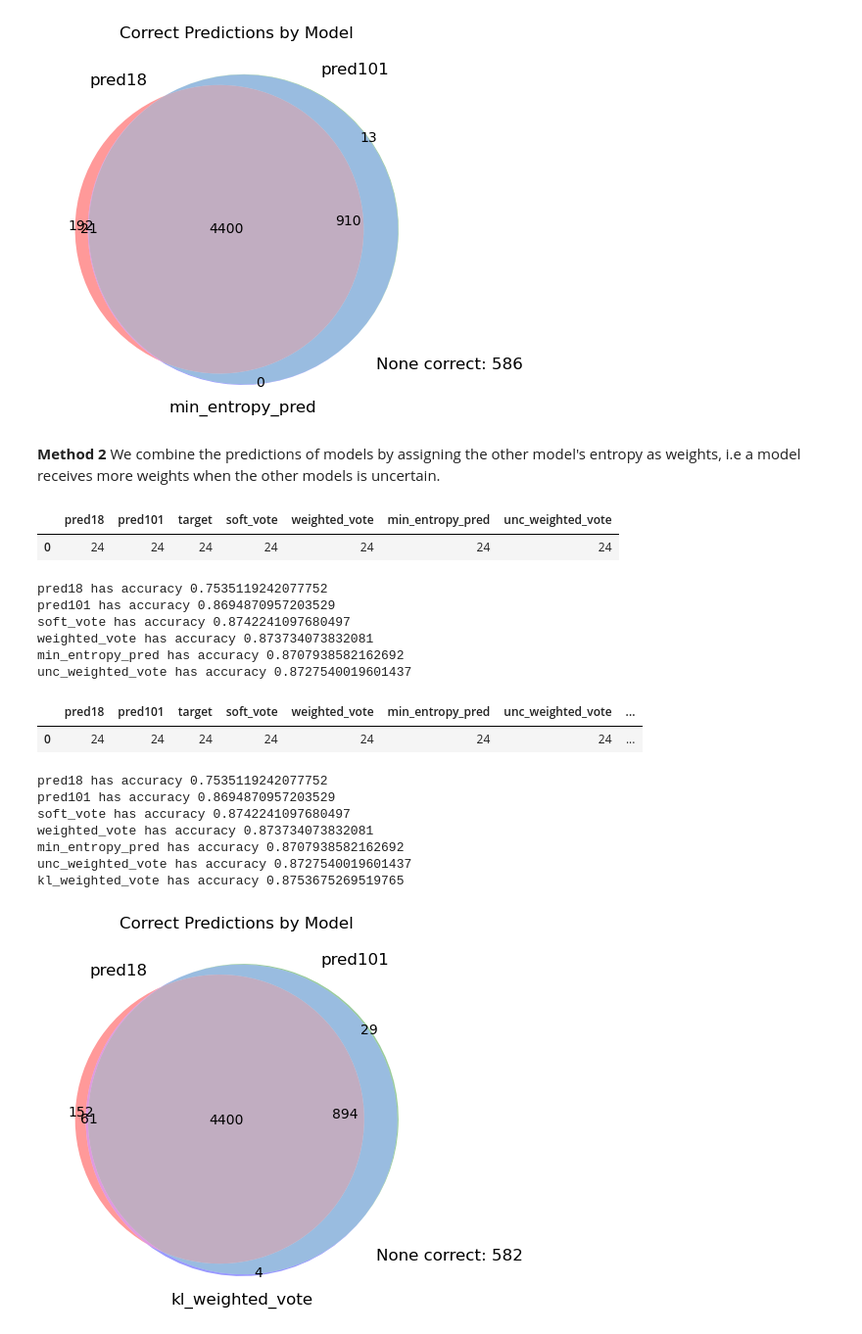
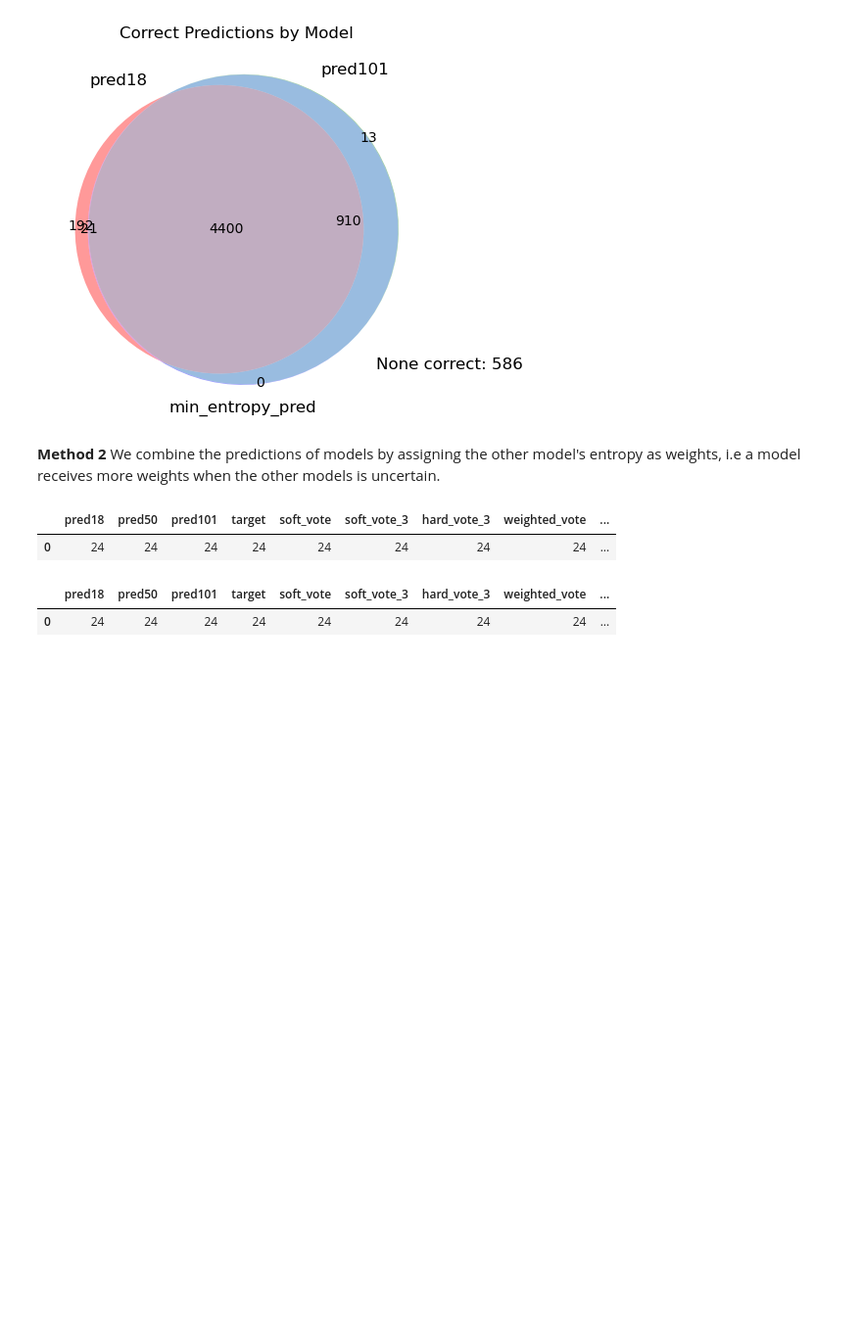
Before and after one commit to TimothyZG/wliura2024, a Jupyter notebook: exp2/post-exp2-analysis/ensemble.ipynb, the cells around one changed output. Shown at 98% size. Cells and saved outputs as stored; diff of their text form; code cells hidden in the pictures; blank space fills up the shorter version.

```diff
--- a/exp2/post-exp2-analysis/ensemble.ipynb
+++ b/exp2/post-exp2-analysis/ensemble.ipynb
@@ -10,11 +10,13 @@ from matplotlib_venn import venn3,venn2
 # %%
 # Load data:
 df18 = pd.read_csv("../exp2-inf/predictions_res18_2.csv")
+df50 = pd.read_csv("../exp2-inf/predictions_res50_2.csv")
 df101 = pd.read_csv("../exp2-inf/predictions_res101_2.csv")
 label = pd.read_csv("../exp2-inf/labels.csv")
 num_class = 257
 pred = pd.DataFrame({
     "pred18": np.argmax(df18,axis=1),
+    "pred50": np.argmax(df50,axis=1),
     "pred101": np.argmax(df101,axis=1),
     "target": label['target']
 })
@@ -91,0 +108,4 @@ soft_vote has accuracy 0.8742241097680497
+# %%
+pred["soft_vote_3"] = np.argmax(df18+df50+df101,axis=1)
+pred["hard_vote_3"] = np.where((pred["pred101"] != pred["pred18"]) & (pred["pred18"] == pred["pred50"]), pred["pred50"], pred["pred101"])
+eval_pred(pred)
@@ -106 +136,7 @@ soft_vote has accuracy 0.8742241097680497
 weighted_vote has accuracy 0.873734073832081
+# %%
+def weighted_vote3(pred1, pred2, pred3, weight1, weight2, weight3):
+    weighted_pred = np.multiply(weight1,pred1)+np.multiply(weight2,pred2)+np.multiply(weight3,pred3)
+    return np.argmax(weighted_pred,axis=1)
+pred["weighted_vote_3"] = weighted_vote3(df18, df50, df101, 0.75, 0.83, 0.87)
+eval_pred(pred)
@@ -108,19 +153,28 @@ weighted_vote has accuracy 0.873734073832081
 # Approach 2: Uncertainty Voting
 We propose an alternative aggregation strategy based on KL Divergence, Entropy, and Cross Entropy among the two models.
 # %%
-# Generate 2 KL Columns, 2 Entropy Columns, 2 Cross-Entropy Columns
-unc_pred = pred.copy()
-def calc_kl(P,Q,numclass):
-    return rel_entr(P.iloc[:,0:numclass],Q.iloc[:,0:numclass]).sum(1)
+from scipy.special import rel_entr, entr
+
+def calc_kl(P, Q, numclass):
+    return np.sum(rel_entr(P.iloc[:, :numclass], Q.iloc[:, :numclass]), axis=1)
+
+# Calculate Entropy
+def calc_entropy(P, numclass):
+    return np.sum(entr(P.iloc[:, :numclass]), axis=1)
+
+# Calculate Cross-Entropy
+def calc_cross_ent(P, Q, numclass):
+    return -np.sum(P.iloc[:, :numclass] * np.log(Q.iloc[:, :numclass]), axis=1)
+
+unc_pred = pd.DataFrame()
 unc_pred["kl_18_101"] = calc_kl(df18,df101,num_class)
 unc_pred["kl_101_18"] = calc_kl(df101,df18,num_class)
-def calc_entropy(P,numclass):
-    return entropy(P.iloc[:,0:numclass],axis=1)
+unc_pred["kl_18_50"] = calc_kl(df18,df50,num_class)
 unc_pred["ent_18"] = calc_entropy(df18,num_class)
+unc_pred["ent_50"] = calc_entropy(df18,num_class)
 unc_pred["ent_101"] = calc_entropy(df101,num_class)
-def calc_cross_ent(P,Q,numclass):
-    return np.log(entropy(P.iloc[:,0:numclass],Q.iloc[:,0:numclass],axis=1))
 unc_pred["ce_18_101"] = calc_cross_ent(df18,df101,num_class)
-unc_pred["ce_101_18"] = calc_cross_ent(df18,df101,num_class)
+unc_pred["ce_101_18"] = calc_cross_ent(df101,df18,num_class)
+
 unc_pred.head()
 # %% [output]
@@ -151,32 +209,22 @@ def vec_weighted_vote(pred1, pred2, weightvec1, weightvec2):
     weighted_pred = pred1.mul(weightvec1, axis=0) + pred2.mul(weightvec2, axis=0)
     return np.argmax(weighted_pred,axis=1)
 
+def vec_weighted_vote3(pred1, pred2, pred3, weightvec1, weightvec2, weightvec3):
+    weighted_pred = pred1.mul(weightvec1, axis=0) + pred2.mul(weightvec2, axis=0) + pred3.mul(weightvec3, axis=0)
+    return np.argmax(weighted_pred,axis=1)
+
 pred["unc_weighted_vote"] = vec_weighted_vote(df18, df101, unc_pred["ent_101"], unc_pred["ent_18"])
 
 display(pred.head(1))
-eval_pred(pred)
+# eval_pred(pred)
 # %% [output]
-|  | pred18 | pred101 | target | soft_vote | weighted_vote | min_entropy_pred | unc_weighted_vote |
-| 0 | 24 | 24 | 24 | 24 | 24 | 24 | 24 |
+|  | pred18 | pred50 | pred101 | target | soft_vote | soft_vote_3 | hard_vote_3 | weighted_vote | ... |
+| 0 | 24 | 24 | 24 | 24 | 24 | 24 | 24 | 24 | ... |
-pred18 has accuracy 0.7535119242077752
-pred101 has accuracy 0.8694870957203529
-soft_vote has accuracy 0.8742241097680497
-weighted_vote has accuracy 0.873734073832081
-min_entropy_pred has accuracy 0.8707938582162692
-unc_weighted_vote has accuracy 0.8727540019601437
 # %%
 pred["kl_weighted_vote"] = vec_weighted_vote(df18, df101, unc_pred["kl_101_18"], unc_pred["kl_18_101"])
 display(pred.head(1))
-eval_pred(pred)
-venn(pred[["target","pred18","pred101","kl_weighted_vote"]])
+# eval_pred(pred)
+# venn(pred[["target","pred18","pred101","kl_weighted_vote"]])
 # %% [output]
-|  | pred18 | pred101 | target | soft_vote | weighted_vote | min_entropy_pred | unc_weighted_vote | ... |
-| 0 | 24 | 24 | 24 | 24 | 24 | 24 | 24 | ... |
+|  | pred18 | pred50 | pred101 | target | soft_vote | soft_vote_3 | hard_vote_3 | weighted_vote | ... |
+| 0 | 24 | 24 | 24 | 24 | 24 | 24 | 24 | 24 | ... |
-pred18 has accuracy 0.7535119242077752
-pred101 has accuracy 0.8694870957203529
-soft_vote has accuracy 0.8742241097680497
-weighted_vote has accuracy 0.873734073832081
-min_entropy_pred has accuracy 0.8707938582162692
-unc_weighted_vote has accuracy 0.8727540019601437
-kl_weighted_vote has accuracy 0.8753675269519765
-[figure, removed]
```
Also changed, not shown: parts of 26 cells of this notebook.
